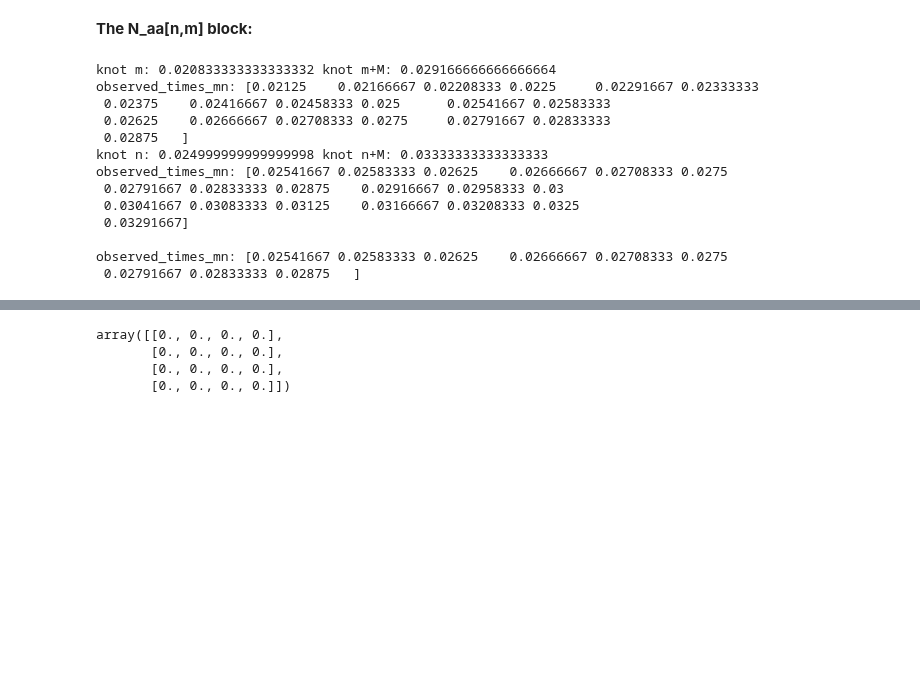
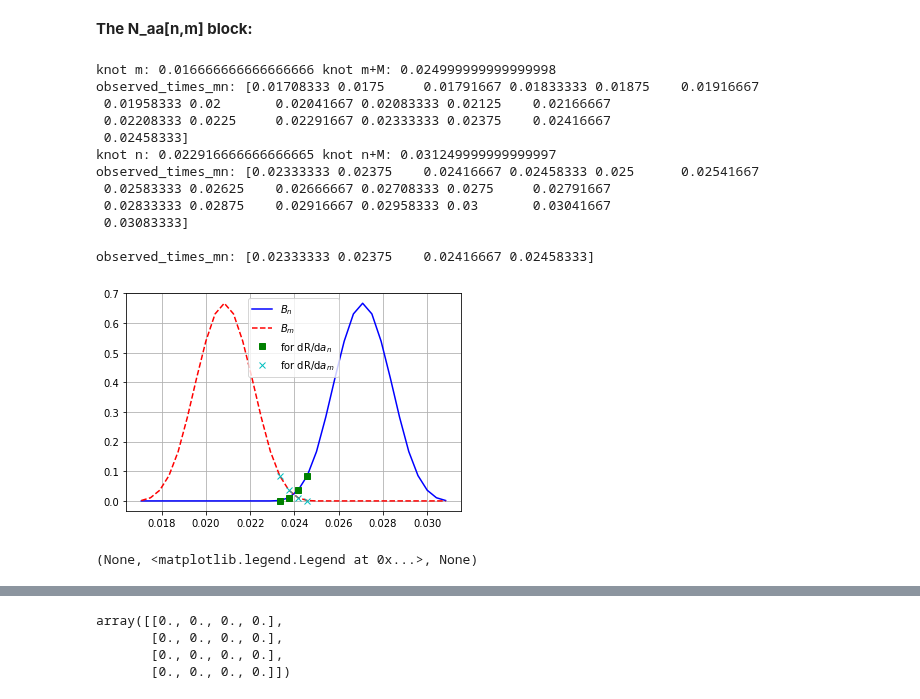
Before and after one commit to bombrun/GaiaLab, a Jupyter notebook: notebooks/4-test_attitude_update.ipynb, the cells around one changed output, grey strips where cells are left out. Saved outputs shown, nothing was run; the diff lists cells and outputs as text; code cells hidden in the pictures; blank space fills up the shorter version.

```diff
--- a/notebooks/4-test_attitude_update.ipynb
+++ b/notebooks/4-test_attitude_update.ipynb
@@ -348,35 +371,52 @@ N= (4, 21)  || k= (25,)  || M= 4
 **The N_aa[n,m] block:**
 # %%
 # set index and initialize block
-m_index, n_index = (12, 14)
+m_index, n_index = (10, 13)
 Naa_mn = np.zeros((4, 4))
 # %%
 # WARNING: here we take the knots of w since they should be the same for the 4 components
 observed_times_m = get_times_in_knot_interval(Solver.all_obs_times, Solver.att_knots, m_index, Solver.M)
 observed_times_n = get_times_in_knot_interval(Solver.all_obs_times, Solver.att_knots, n_index, Solver.M)
 
 observed_times_mn = np.sort(helpers.get_lists_intersection(observed_times_m, observed_times_n))
+union_times = np.sort(list(set(list(observed_times_m) + list(observed_times_n))))
 
 print('knot m:', Solver.att_knots[m_index], 'knot m+M:', Solver.att_knots[m_index+Solver.M])
 print('observed_times_mn:', observed_times_m)
 print('knot n:', Solver.att_knots[n_index], 'knot n+M:', Solver.att_knots[n_index+Solver.M])
 print('observed_times_mn:', observed_times_n)
 
 print('\nobserved_times_mn:', observed_times_mn)
+
+to_plot_n, to_plot_m, to_plot_dn, to_plot_dm = ([], [], [], [])
+for t in union_times:
+    obs_time_index = list(Solver.all_obs_times).index(t)
+    to_plot_n.append(Solver.att_bases[n_index, obs_time_index])
+    to_plot_m.append(Solver.att_bases[m_index, obs_time_index])
+for t in observed_times_mn:
+    obs_time_index = list(Solver.all_obs_times).index(t)
+    to_plot_dn.append(Solver.att_bases[n_index, obs_time_index])
+    to_plot_dm.append(Solver.att_bases[m_index, obs_time_index])
+plt.plot(union_times, to_plot_n, '-b', label='$B_n$')
+plt.plot(union_times, to_plot_m, '--r', label='$B_m$')
+plt.plot(observed_times_mn, to_plot_dn, 'sg', label='for dR/d$a_n$')  # label='used for $\\frac{dR}{da_n}$'
+plt.plot(observed_times_mn, to_plot_dm, 'xc', label='for dR/d$a_m$')
+plt.grid(), plt.legend(), plt.show()
 # %% [output]
-knot m: 0.020833333333333332 knot m+M: 0.029166666666666664
-observed_times_mn: [0.02125    0.02166667 0.02208333 0.0225     0.02291667 0.02333333
- 0.02375    0.02416667 0.02458333 0.025      0.02541667 0.02583333
- 0.02625    0.02666667 0.02708333 0.0275     0.02791667 0.02833333
- 0.02875   ]
-knot n: 0.024999999999999998 knot n+M: 0.03333333333333333
-observed_times_mn: [0.02541667 0.02583333 0.02625    0.02666667 0.02708333 0.0275
- 0.02791667 0.02833333 0.02875    0.02916667 0.02958333 0.03
- 0.03041667 0.03083333 0.03125    0.03166667 0.03208333 0.0325
- 0.03291667]
+knot m: 0.016666666666666666 knot m+M: 0.024999999999999998
+observed_times_mn: [0.01708333 0.0175     0.01791667 0.01833333 0.01875    0.01916667
+ 0.01958333 0.02       0.02041667 0.02083333 0.02125    0.02166667
+ 0.02208333 0.0225     0.02291667 0.02333333 0.02375    0.02416667
+ 0.02458333]
+knot n: 0.022916666666666665 knot n+M: 0.031249999999999997
+observed_times_mn: [0.02333333 0.02375    0.02416667 0.02458333 0.025      0.02541667
+ 0.02583333 0.02625    0.02666667 0.02708333 0.0275     0.02791667
+ 0.02833333 0.02875    0.02916667 0.02958333 0.03       0.03041667
+ 0.03083333]
 
-observed_times_mn: [0.02541667 0.02583333 0.02625    0.02666667 0.02708333 0.0275
- 0.02791667 0.02833333 0.02875   ]
+observed_times_mn: [0.02333333 0.02375    0.02416667 0.02458333]
+[figure, added]
+(None, <matplotlib.legend.Legend at 0x...>, None)
 # %%
 # compute dDL_da block
 dDL_da_mn = np.zeros((4, 4))
```
Also changed, not shown: parts of 23 cells of this notebook, 3 other files.
